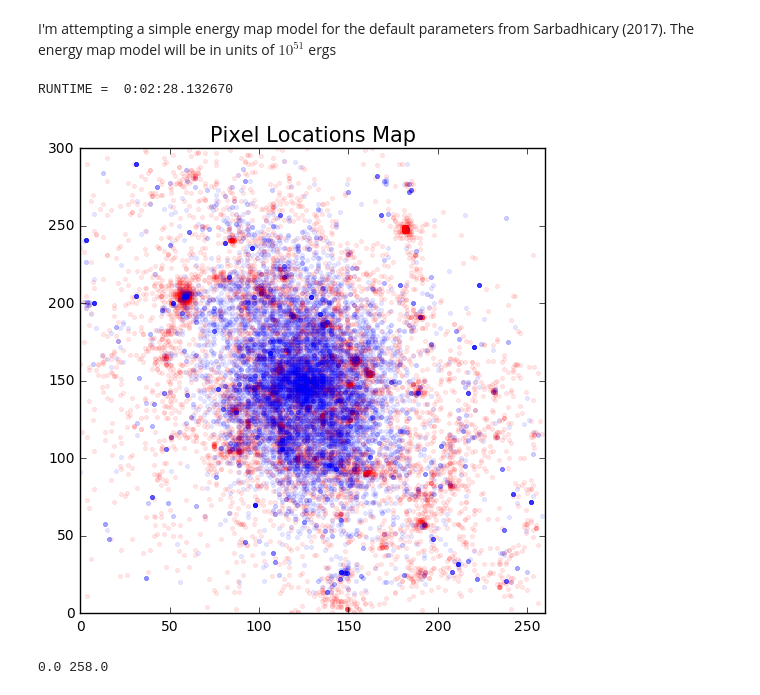
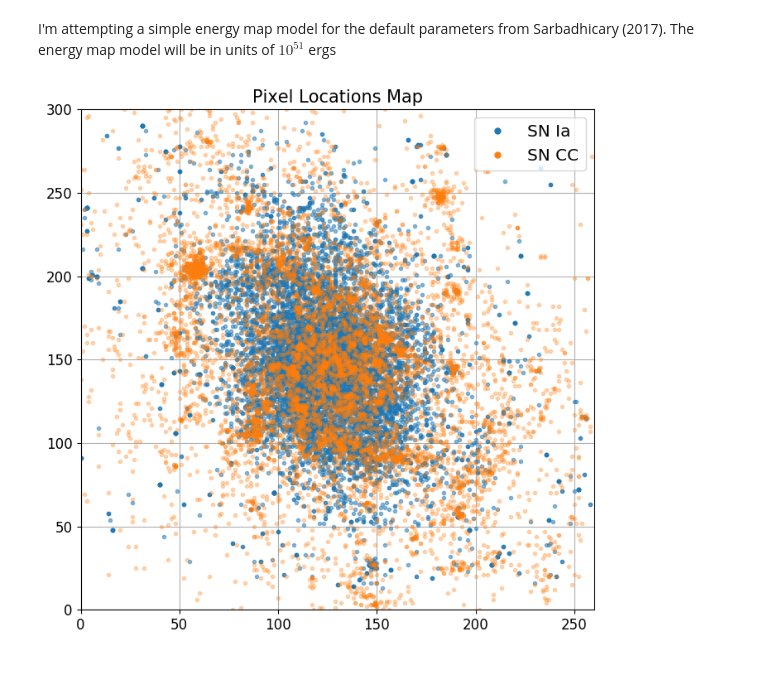
Before and after one commit to sks67/Feedback_CodeRepo, a Jupyter notebook: FeedbackMap.ipynb, the cells around one changed output. Cells and saved outputs as stored; diff of their text form; code cells hidden in the pictures; blank space fills up the shorter version.

```diff
--- a/FeedbackMap.ipynb
+++ b/FeedbackMap.ipynb
@@ -13,25 +95,29 @@ Populating the interactive namespace from numpy and matplotlib
 # Energy Map for default model
 # %% [markdown]
 I'm attempting a simple energy map model for the default parameters from Sarbadhicary (2017). The energy map model will be in units of $10^{51}$ ergs
-# %%
-start = tm.time()
-locx, locy = ism.ccsn_pixel_locations(size=10000)
-locx_ia, locy_ia = ism.type1a_pixel_locations(size=10000)
-print 'RUNTIME = ',str(dt.timedelta(seconds=tm.time()-start))
-# %% [output]
-RUNTIME =  0:02:28.132670
-# %%
-plt.figure(figsize=(6,6))
-plt.plot(locx, locy, 'r.', alpha=0.1)
-plt.plot(locx_ia, locy_ia, 'b.', alpha=0.1)
-plt.title('Pixel Locations Map', fontsize=15)
-plt.xlim(0,260)
-plt.ylim(0,300)
-
-plt.show()
-# %% [output]
-[figure, removed]
-# %%
-print np.amin(locx), np. amax(locx)
-# %% [output]
-0.0 258.0
+# %%
+locx_ia = np.loadtxt('../Inputs/randompixels_x_ia.txt')
+locy_ia = np.loadtxt('../Inputs/randompixels_y_ia.txt')
+locx_cc = np.loadtxt('../Inputs/randompixels_x.txt')
+locy_cc = np.loadtxt('../Inputs/randompixels_y.txt')
+# %%
+i0, j0, width, height = ism.GordonSurveyArea()
+plt.figure(figsize=(8,8))
+#Plot just 10000 points. Doing the whole dataset will saturate the map
+if 1:
+    plt.plot(locx_ia[0:10000], locy_ia[0:10000], '.', color='#1f77b4', alpha=0.5)
+    plt.plot(locx_cc[0:10000], locy_cc[0:10000], '.', color='#ff7f0e', alpha=0.3)
+    plt.plot([], [], '.', color='#1f77b4', ms=10, label='SN Ia')
+    plt.plot([], [], '.', color='#ff7f0e', ms=10, label='SN CC')
+if 0:
+    H2imgplot = plt.imshow(m33_map[0]/1.0e21, cmap='Greys', origin='lower')
+    H2imgplot.set_clim(1.0e19/1.0e21,8.0e21/1.0e21)
+plt.title('Pixel Locations Map', fontsize=15)
+plt.grid()
+plt.xlim(0,260)
+plt.ylim(0,300)
+plt.legend()
+
+plt.show()
+# %% [output]
+[figure, added]
```
Also changed, not shown: parts of 38 cells of this notebook, 3 other files.
